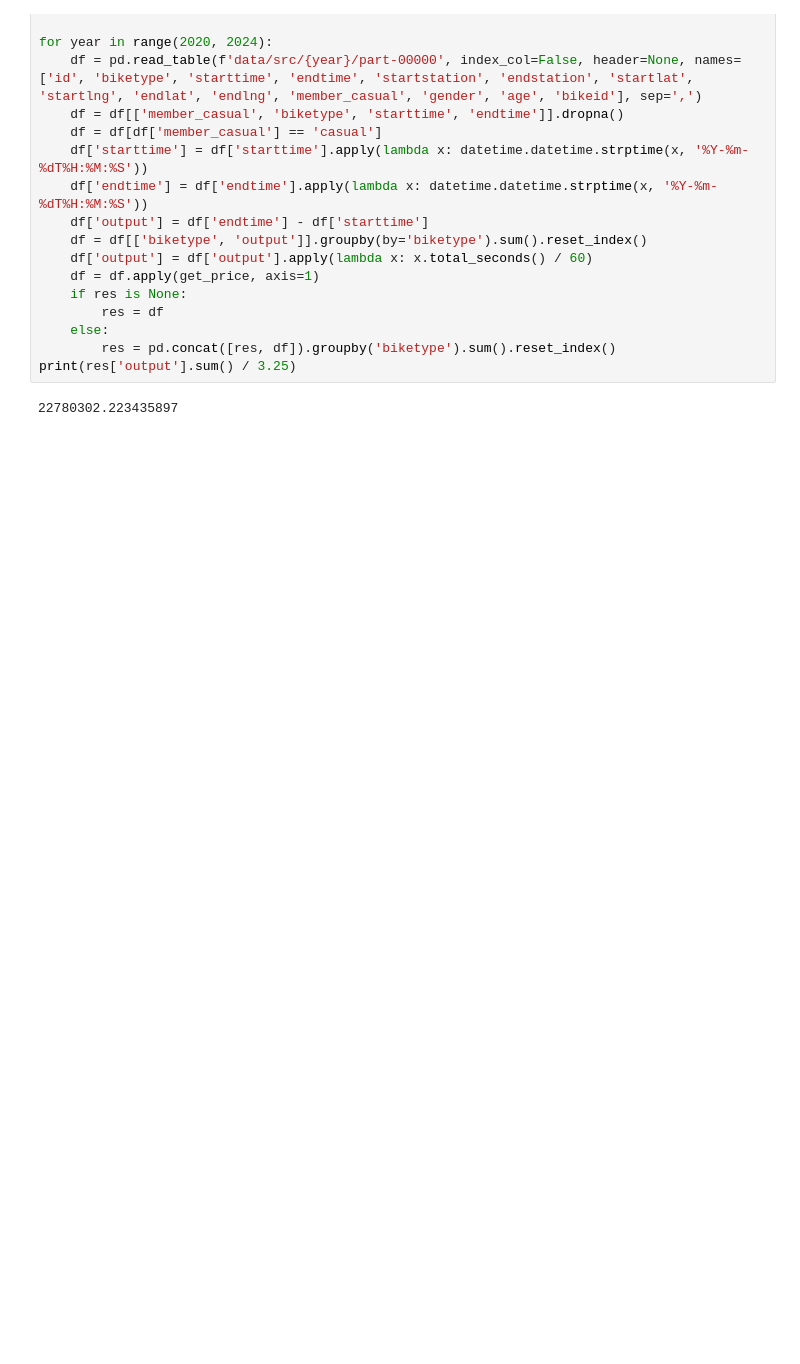
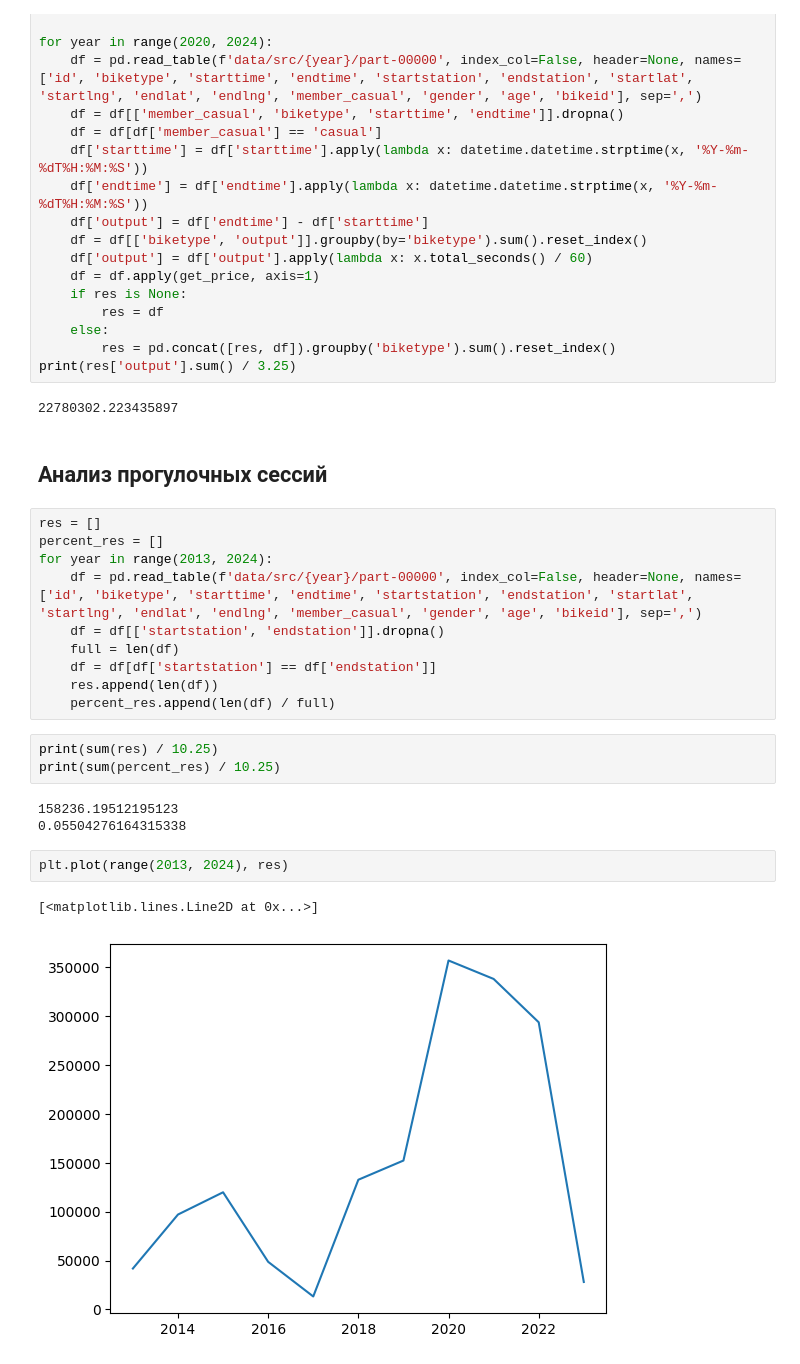
Before and after one commit to Konstantin-Kalug/yandex_bigdata_intensive, a Jupyter notebook: Target_audience.ipynb, the cells around one changed output. Saved outputs shown, nothing was run; the diff lists cells and outputs as text; blank space fills up the shorter version.

Commit message:
Добавлен анализ прогулочных сессий

```diff
--- a/Target_audience.ipynb
+++ b/Target_audience.ipynb
@@ -173,3 +173,26 @@ for year in range(2020, 2024):
 print(res['output'].sum() / 3.25)
 # %% [output]
 22780302.223435897
+# %% [markdown]
+## Анализ прогулочных сессий
+# %%
+res = []
+percent_res = []
+for year in range(2013, 2024):
+    df = pd.read_table(f'data/src/{year}/part-00000', index_col=False, header=None, names=['id', 'biketype', 'starttime', 'endtime', 'startstation', 'endstation', 'startlat', 'startlng', 'endlat', 'endlng', 'member_casual', 'gender', 'age', 'bikeid'], sep=',')
+    df = df[['startstation', 'endstation']].dropna()
+    full = len(df)
+    df = df[df['startstation'] == df['endstation']]
+    res.append(len(df))
+    percent_res.append(len(df) / full)
+# %%
+print(sum(res) / 10.25)
+print(sum(percent_res) / 10.25)
+# %% [output]
+158236.19512195123
+0.05504276164315338
+# %%
+plt.plot(range(2013, 2024), res)
+# %% [output]
+[<matplotlib.lines.Line2D at 0x...>]
+[figure, added]
```
Also changed, not shown: parts of 2 cells of this notebook.
